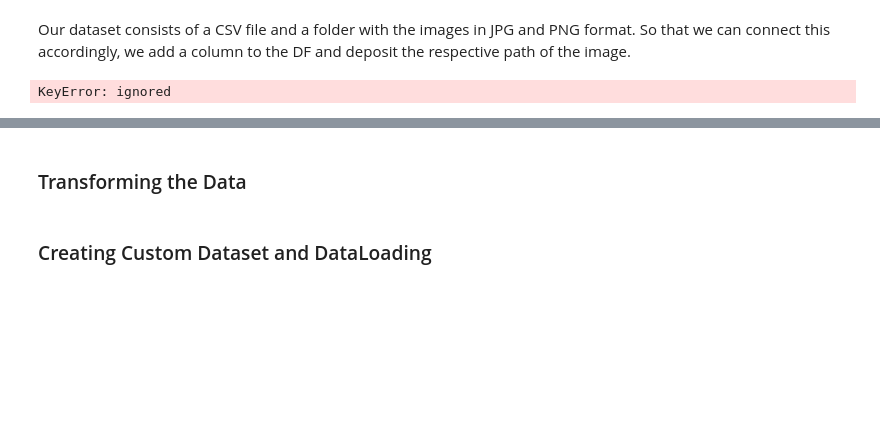
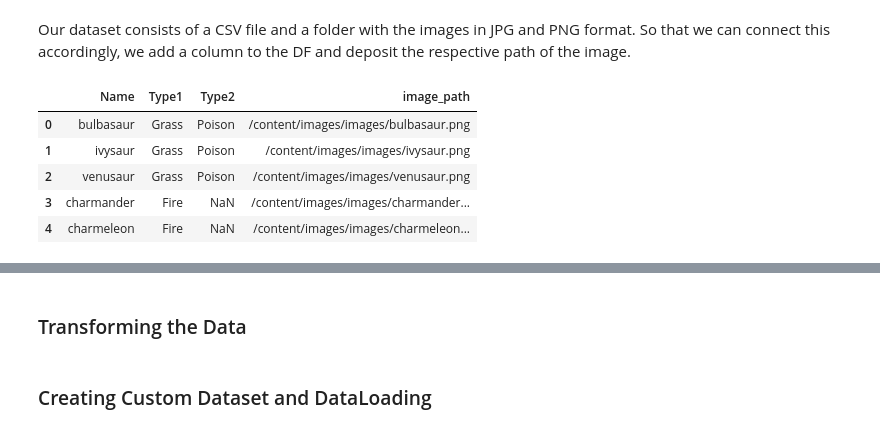
Before and after one commit to ILPATHERA/ML2_Pokemonclassifier, a Jupyter notebook: ML2_Image_Classification.ipynb, the cells around one changed output, grey strips where cells are left out. Drawn from its saved outputs; the diff is of its cells as text; code cells hidden in the pictures; blank space fills up the shorter version.

```diff
--- a/ML2_Image_Classification.ipynb
+++ b/ML2_Image_Classification.ipynb
@@ -79,37 +93,32 @@ replace images/images/abomasnow.png? [y]es, [n]o, [A]ll, [N]one, [r]ename:
 Our dataset consists of a CSV file and a folder with the images in JPG and PNG format. So that we can connect this accordingly, we add a column to the DF and deposit the respective path of the image.
 # %%
 import pandas as pd
+from PIL import Image
+from IPython.display import display
 import os
+
 
 #Create df
 df = pd.read_csv('/content/pokemon.csv')
 
 # Path to the images
 image_folder = '/content/images/images'
 
 # Create a dictionary to map image names to their corresponding paths
 image_dict = {}
 for file in os.listdir(image_folder):
     image_dict[os.path.splitext(file)[0]] = os.path.join(image_folder, file)
 
 # Create a new column for the image path in the DataFrame
 df['image_path'] = df['Name'].map(image_dict)
 
 # Display the DataFrame
 df.head()
 #df.tail()
-
-from IPython.display import display, Image
-
-# DataFrame mit den Bildpfaden
-df = pd.read_csv('/content/pokemon.csv')
-
-# Funktion zum Anzeigen von Bildern in der Tabelle
-def display_image(image_path):
-    display(Image(filename=image_path))
-
-# Anzeigen der Tabelle mit Bildern
-df['image'] = df['image_path'].apply(display_image)
-display(df)
 # %% [output]
-KeyError: ignored
+|  | Name | Type1 | Type2 | image_path |
+| 0 | bulbasaur | Grass | Poison | /content/images/images/bulbasaur.png |
+| 1 | ivysaur | Grass | Poison | /content/images/images/ivysaur.png |
+| 2 | venusaur | Grass | Poison | /content/images/images/venusaur.png |
+| 3 | charmander | Fire | NaN | /content/images/images/charmander... |
+| 4 | charmeleon | Fire | NaN | /content/images/images/charmeleon... |
```
Also changed, not shown: parts of 4 cells of this notebook.
